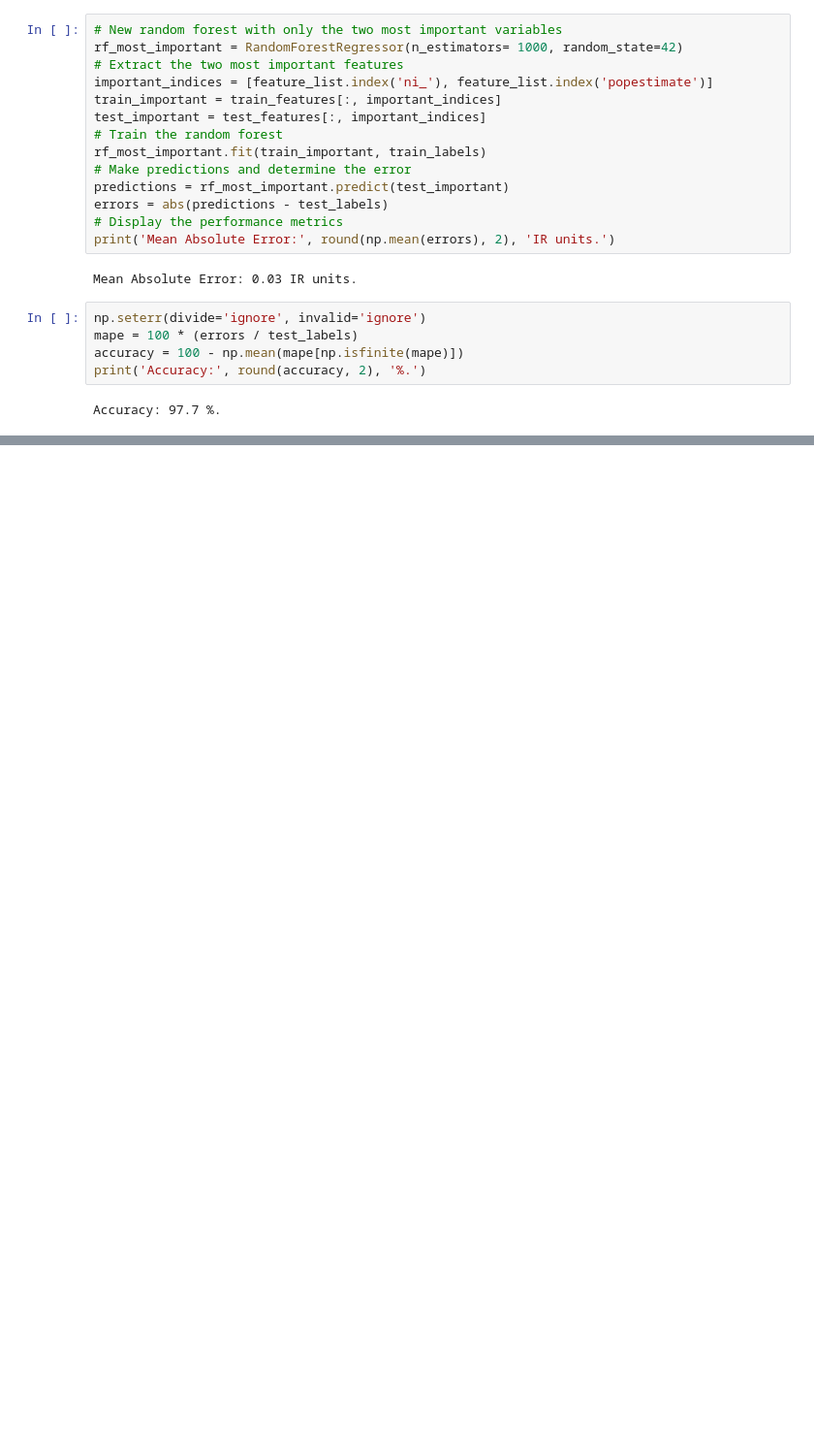
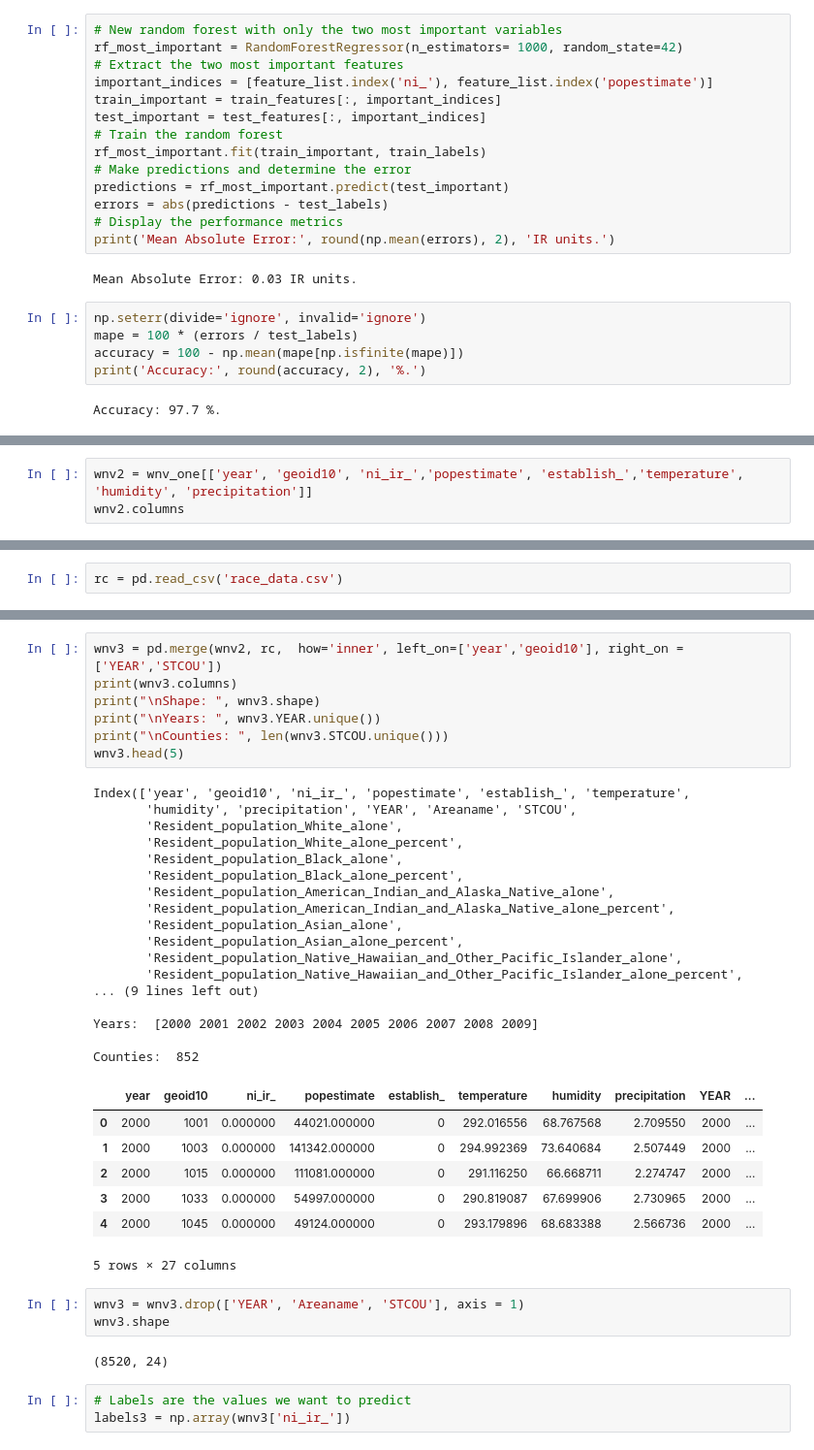
Before and after one commit to ncsa/CPRHD_WNV_GI, a Jupyter notebook: WNV-RandomForest-Vinu.ipynb, the cells around one changed output, grey strips where cells are left out. Shown at 97% size. Saved outputs shown, nothing was run; the diff lists cells and outputs as text; blank space fills up the shorter version.

```diff
--- a/WNV-RandomForest-Vinu.ipynb
+++ b/WNV-RandomForest-Vinu.ipynb
@@ -440,0 +448,3 @@ Accuracy: 97.7 %.
+# %%
+wnv2 = wnv_one[['year', 'geoid10', 'ni_ir_','popestimate', 'establish_','temperature', 'humidity', 'precipitation']]
+wnv2.columns
@@ -440,0 +556,2 @@ Accuracy: 97.7 %.
+# %%
+rc = pd.read_csv('race_data.csv')
@@ -440,0 +600,40 @@ Accuracy: 97.7 %.
+# %%
+wnv3 = pd.merge(wnv2, rc,  how='inner', left_on=['year','geoid10'], right_on = ['YEAR','STCOU'])
+print(wnv3.columns)
+print("\nShape: ", wnv3.shape)
+print("\nYears: ", wnv3.YEAR.unique())
+print("\nCounties: ", len(wnv3.STCOU.unique()))
+wnv3.head(5)
+# %% [output]
+Index(['year', 'geoid10', 'ni_ir_', 'popestimate', 'establish_', 'temperature',
+       'humidity', 'precipitation', 'YEAR', 'Areaname', 'STCOU',
+       'Resident_population_White_alone',
+       'Resident_population_White_alone_percent',
+       'Resident_population_Black_alone',
+       'Resident_population_Black_alone_percent',
+       'Resident_population_American_Indian_and_Alaska_Native_alone',
+       'Resident_population_American_Indian_and_Alaska_Native_alone_percent',
+       'Resident_population_Asian_alone',
+       'Resident_population_Asian_alone_percent',
+       'Resident_population_Native_Hawaiian_and_Other_Pacific_Islander_alone',
+       'Resident_population_Native_Hawaiian_and_Other_Pacific_Islander_alone_percent',
+... (9 lines left out)
+
+Years:  [2000 2001 2002 2003 2004 2005 2006 2007 2008 2009]
+
+Counties:  852
+|  | year | geoid10 | ni_ir_ | popestimate | establish_ | temperature | humidity | precipitation | YEAR | ... |
+| 0 | 2000 | 1001 | 0.000000 | 44021.000000 | 0 | 292.016556 | 68.767568 | 2.709550 | 2000 | ... |
+| 1 | 2000 | 1003 | 0.000000 | 141342.000000 | 0 | 294.992369 | 73.640684 | 2.507449 | 2000 | ... |
+| 2 | 2000 | 1015 | 0.000000 | 111081.000000 | 0 | 291.116250 | 66.668711 | 2.274747 | 2000 | ... |
+| 3 | 2000 | 1033 | 0.000000 | 54997.000000 | 0 | 290.819087 | 67.699906 | 2.730965 | 2000 | ... |
+| 4 | 2000 | 1045 | 0.000000 | 49124.000000 | 0 | 293.179896 | 68.683388 | 2.566736 | 2000 | ... |
+5 rows × 27 columns
+# %%
+wnv3 = wnv3.drop(['YEAR', 'Areaname', 'STCOU'], axis = 1)
+wnv3.shape
+# %% [output]
+(8520, 24)
+# %%
+# Labels are the values we want to predict
+labels3 = np.array(wnv3['ni_ir_'])
```
Also changed, not shown: parts of 65 cells of this notebook.
